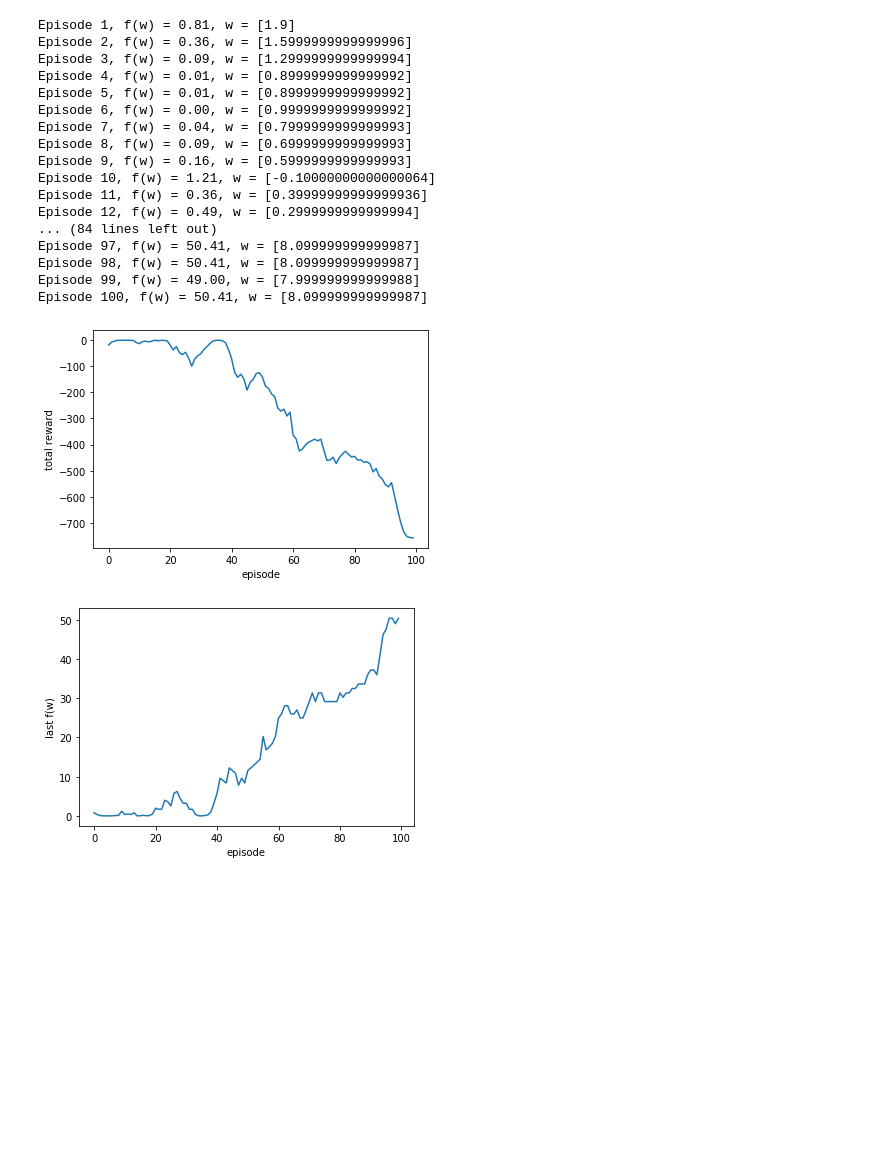
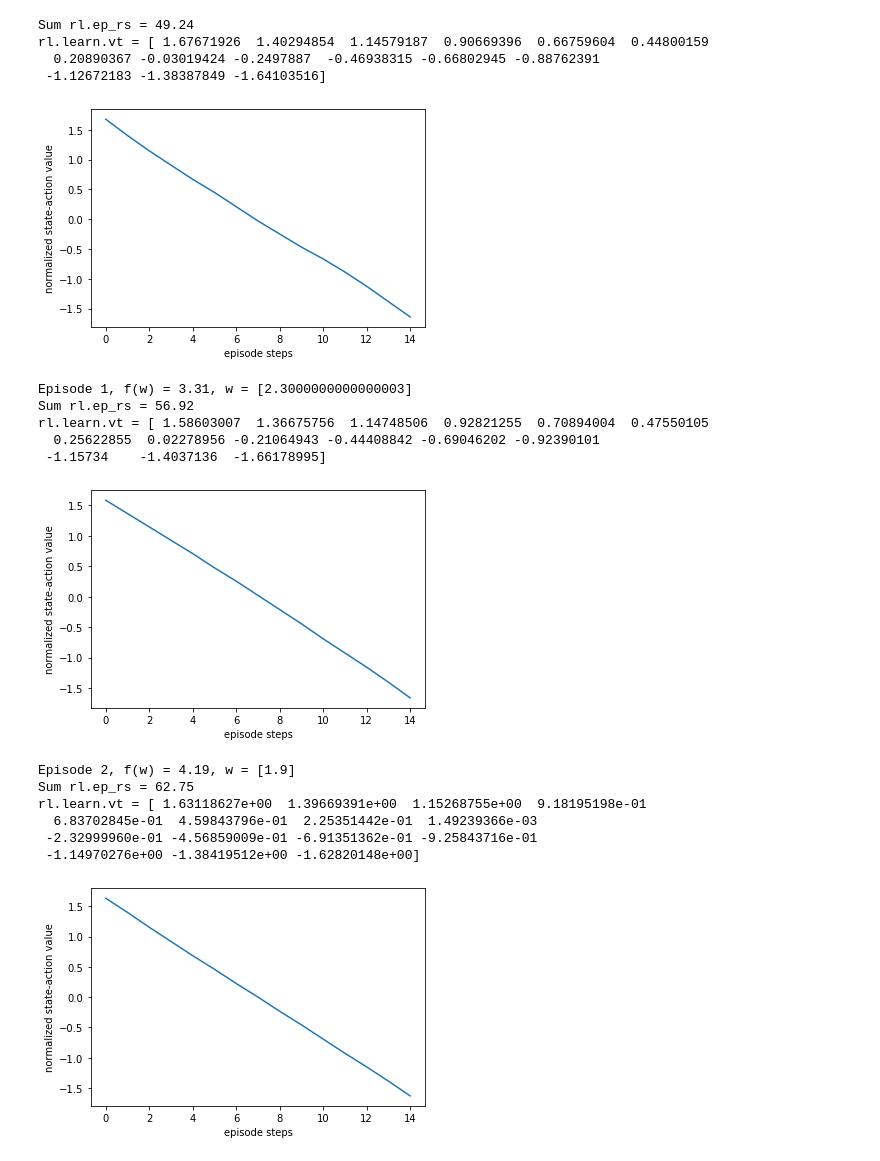
Before and after one commit to sjonany/c-elegans-connectome-opt, a Jupyter notebook: analysis/rl_optimize_playground.py.ipynb, the cells around one changed output. Drawn from its saved outputs; the diff is of its cells as text; code cells hidden in the pictures; blank space fills up the shorter version.

Commit message:
Rephrase as a maximization problem to follow original usage more closely. Shouldn't matter, but trying to get setup as close as the original code.

```diff
--- a/analysis/rl_optimize_playground.py.ipynb
+++ b/analysis/rl_optimize_playground.py.ipynb
@@ -15,19 +15,19 @@ ACTION_DELTA = 0.1
 # How many timesteps to look back for state. Ke li 2017 used 25.
 NUM_TIMESTEPS_FOR_STATE = 2
 # The number of episodes / full game. Each episode starts from the initial state w0.
-NUM_EPISODES = 100
+NUM_EPISODES = 20
 # Number of steps per episode
 EPISODE_LEN = 15
 # If True, then print verbose learning information
-IS_DEBUG = False
+IS_DEBUG = True
 
 def optimize_with_rl(f, w0):
   """
   Params
-    f - The objective function to be minimized. f(w) should return a scalar.
+    f - The objective function to be maximized. f(w) should return a scalar.
     w0 - Initial w.
   Returns
-    w such that f(w) is minimized
+    w such that f(w) is maximized
   """
   tf.reset_default_graph()
   opt_param_dim = len(w0)
@@ -81,7 +81,7 @@ def optimize_with_rl(f, w0):
         # TODO: Bounding?
         wt[i] += convert_action_to_dw(action)
         last_f_wt = f(wt)
-        rs[i] = -f(wt)
+        rs[i] = f(wt)
         # TODO: Should we make the state observed by each policy change?
         # Right now this means that every time an agent acts,
         # the other agents are part of the stochastic environment,
@@ -128,32 +128,31 @@ def convert_action_to_dw(action):
 # %%
 def f2d(w):
   x = w[0]
   y = w[1]
-  return (x-1)**2 + (y-1.5)**2
+  return -(x-1)**2 - (y-1.5)**2
 f2d_w0 = [2,1]
 
 def f1d(w):
-  return (w[0]-1)**2
+  return -(w[0]-1)**2 + 5
 f1d_w0 = [2]
 
 optimize_with_rl(f1d, f1d_w0)
 # %% [output]
-Episode 1, f(w) = 0.81, w = [1.9]
-Episode 2, f(w) = 0.36, w = [1.5999999999999996]
-Episode 3, f(w) = 0.09, w = [1.2999999999999994]
-Episode 4, f(w) = 0.01, w = [0.8999999999999992]
-Episode 5, f(w) = 0.01, w = [0.8999999999999992]
-Episode 6, f(w) = 0.00, w = [0.9999999999999992]
-Episode 7, f(w) = 0.04, w = [0.7999999999999993]
-Episode 8, f(w) = 0.09, w = [0.6999999999999993]
-Episode 9, f(w) = 0.16, w = [0.5999999999999993]
-Episode 10, f(w) = 1.21, w = [-0.10000000000000064]
-Episode 11, f(w) = 0.36, w = [0.39999999999999936]
-Episode 12, f(w) = 0.49, w = [0.2999999999999994]
-... (84 lines left out)
-Episode 97, f(w) = 50.41, w = [8.099999999999987]
-Episode 98, f(w) = 50.41, w = [8.099999999999987]
-Episode 99, f(w) = 49.00, w = [7.999999999999988]
-Episode 100, f(w) = 50.41, w = [8.099999999999987]
+Sum rl.ep_rs = 49.24
+rl.learn.vt = [ 1.67671926  1.40294854  1.14579187  0.90669396  0.66759604  0.44800159
+  0.20890367 -0.03019424 -0.2497887  -0.46938315 -0.66802945 -0.88762391
+ -1.12672183 -1.38387849 -1.64103516]
-[figure, old version]
+[figure, new version]
+Episode 1, f(w) = 3.31, w = [2.3000000000000003]
+Sum rl.ep_rs = 56.92
+rl.learn.vt = [ 1.58603007  1.36675756  1.14748506  0.92821255  0.70894004  0.47550105
+  0.25622855  0.02278956 -0.21064943 -0.44408842 -0.69046202 -0.92390101
+ -1.15734    -1.4037136  -1.66178995]
-[figure, old version]
+[figure, new version]
+Episode 2, f(w) = 4.19, w = [1.9]
+Sum rl.ep_rs = 62.75
+rl.learn.vt = [ 1.63118627e+00  1.39669391e+00  1.15268755e+00  9.18195198e-01
+  6.83702845e-01  4.59843796e-01  2.25351442e-01  1.49239366e-03
+ -2.32999960e-01 -4.56859009e-01 -6.91351362e-01 -9.25843716e-01
+ -1.14970276e+00 -1.38419512e+00 -1.62820148e+00]
+[figure, added]
```
Also changed, not shown: parts of 1 cell of this notebook.
